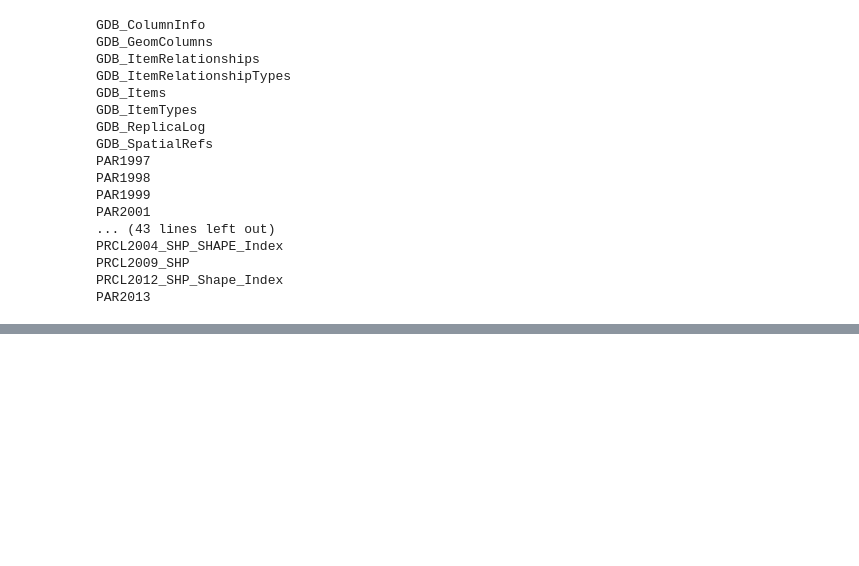
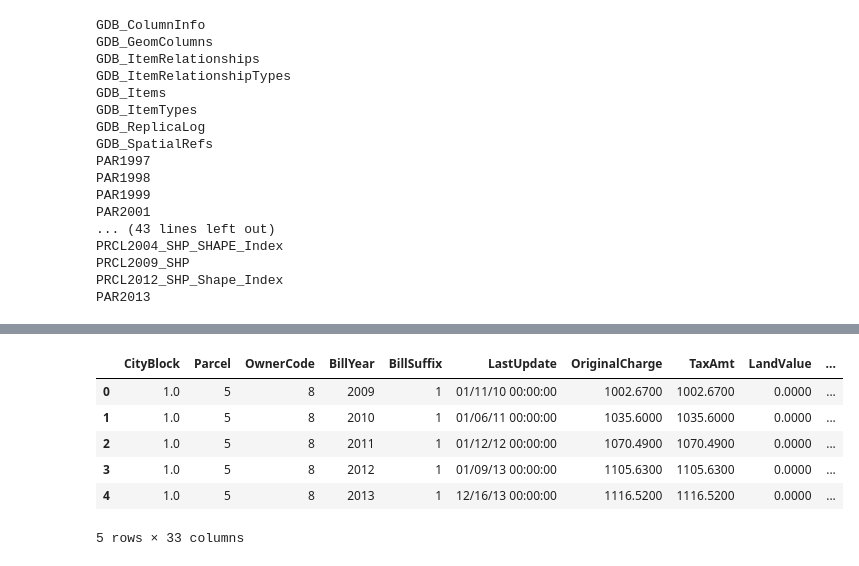
Before and after one commit to HLeek40/project_one, a Jupyter notebook: Group_Project_1.ipynb, the cells around one changed output, grey strips where cells are left out. Drawn from its saved outputs; the diff is of its cells as text; code cells hidden in the pictures; blank space fills up the shorter version.

```diff
--- a/Group_Project_1.ipynb
+++ b/Group_Project_1.ipynb
@@ -30,0 +49,11 @@ PAR2013
+# %%
+prcl = mdb.read_table("prcl.mdb", "PrclREAR")
+prcl.head()
+# %% [output]
+|  | CityBlock | Parcel | OwnerCode | BillYear | BillSuffix | LastUpdate | OriginalCharge | TaxAmt | LandValue | ... |
+| 0 | 1.0 | 5 | 8 | 2009 | 1 | 01/11/10 00:00:00 | 1002.6700 | 1002.6700 | 0.0000 | ... |
+| 1 | 1.0 | 5 | 8 | 2010 | 1 | 01/06/11 00:00:00 | 1035.6000 | 1035.6000 | 0.0000 | ... |
+| 2 | 1.0 | 5 | 8 | 2011 | 1 | 01/12/12 00:00:00 | 1070.4900 | 1070.4900 | 0.0000 | ... |
+| 3 | 1.0 | 5 | 8 | 2012 | 1 | 01/09/13 00:00:00 | 1105.6300 | 1105.6300 | 0.0000 | ... |
+| 4 | 1.0 | 5 | 8 | 2013 | 1 | 12/16/13 00:00:00 | 1116.5200 | 1116.5200 | 0.0000 | ... |
+5 rows × 33 columns
```
Also changed, not shown: parts of 8 cells of this notebook.
